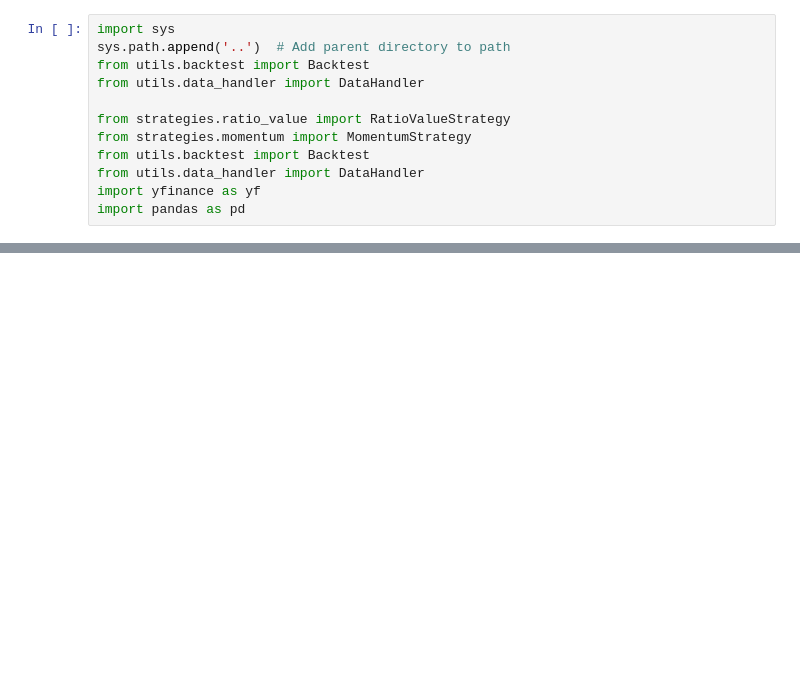
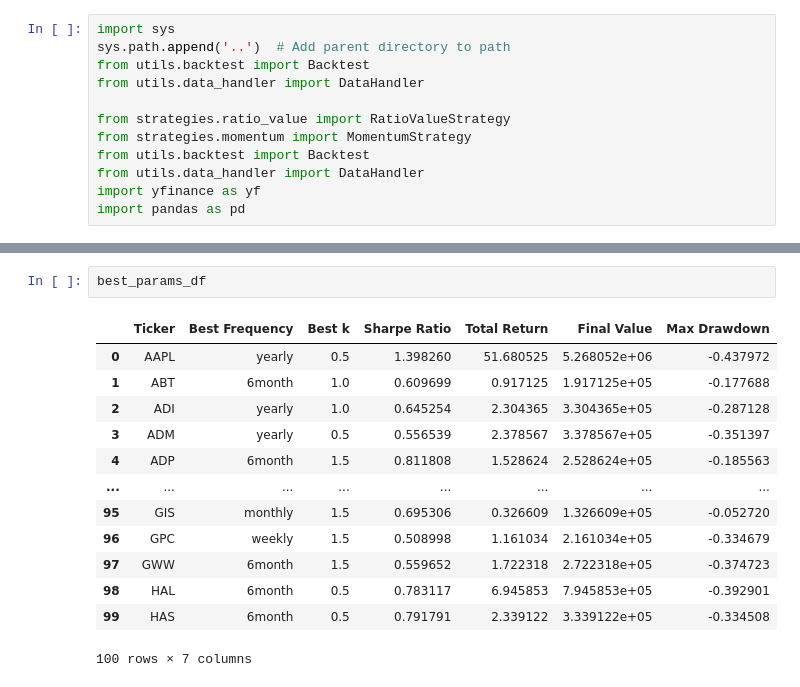
Before and after one commit to gpelleri/AMP_Algorithmic_Trading, a Jupyter notebook: strategies/Price_to_Book.ipynb, the cells around one changed output, grey strips where cells are left out. Drawn from its saved outputs; the diff is of its cells as text; blank space fills up the shorter version.

```diff
--- a/strategies/Price_to_Book.ipynb
+++ b/strategies/Price_to_Book.ipynb
@@ -151,0 +193,16 @@ yearly    0.5  5.268052e+06  51.6805        1.3983       -0.4380
+# %%
+best_params_df
+# %% [output]
+|  | Ticker | Best Frequency | Best k | Sharpe Ratio | Total Return | Final Value | Max Drawdown |
+| 0 | AAPL | yearly | 0.5 | 1.398260 | 51.680525 | 5.268052e+06 | -0.437972 |
+| 1 | ABT | 6month | 1.0 | 0.609699 | 0.917125 | 1.917125e+05 | -0.177688 |
+| 2 | ADI | yearly | 1.0 | 0.645254 | 2.304365 | 3.304365e+05 | -0.287128 |
+| 3 | ADM | yearly | 0.5 | 0.556539 | 2.378567 | 3.378567e+05 | -0.351397 |
+| 4 | ADP | 6month | 1.5 | 0.811808 | 1.528624 | 2.528624e+05 | -0.185563 |
+| ... | ... | ... | ... | ... | ... | ... | ... |
+| 95 | GIS | monthly | 1.5 | 0.695306 | 0.326609 | 1.326609e+05 | -0.052720 |
+| 96 | GPC | weekly | 1.5 | 0.508998 | 1.161034 | 2.161034e+05 | -0.334679 |
+| 97 | GWW | 6month | 1.5 | 0.559652 | 1.722318 | 2.722318e+05 | -0.374723 |
+| 98 | HAL | 6month | 0.5 | 0.783117 | 6.945853 | 7.945853e+05 | -0.392901 |
+| 99 | HAS | 6month | 0.5 | 0.791791 | 2.339122 | 3.339122e+05 | -0.334508 |
+100 rows × 7 columns
```
Also changed, not shown: parts of 10 cells of this notebook, 1 other file.
